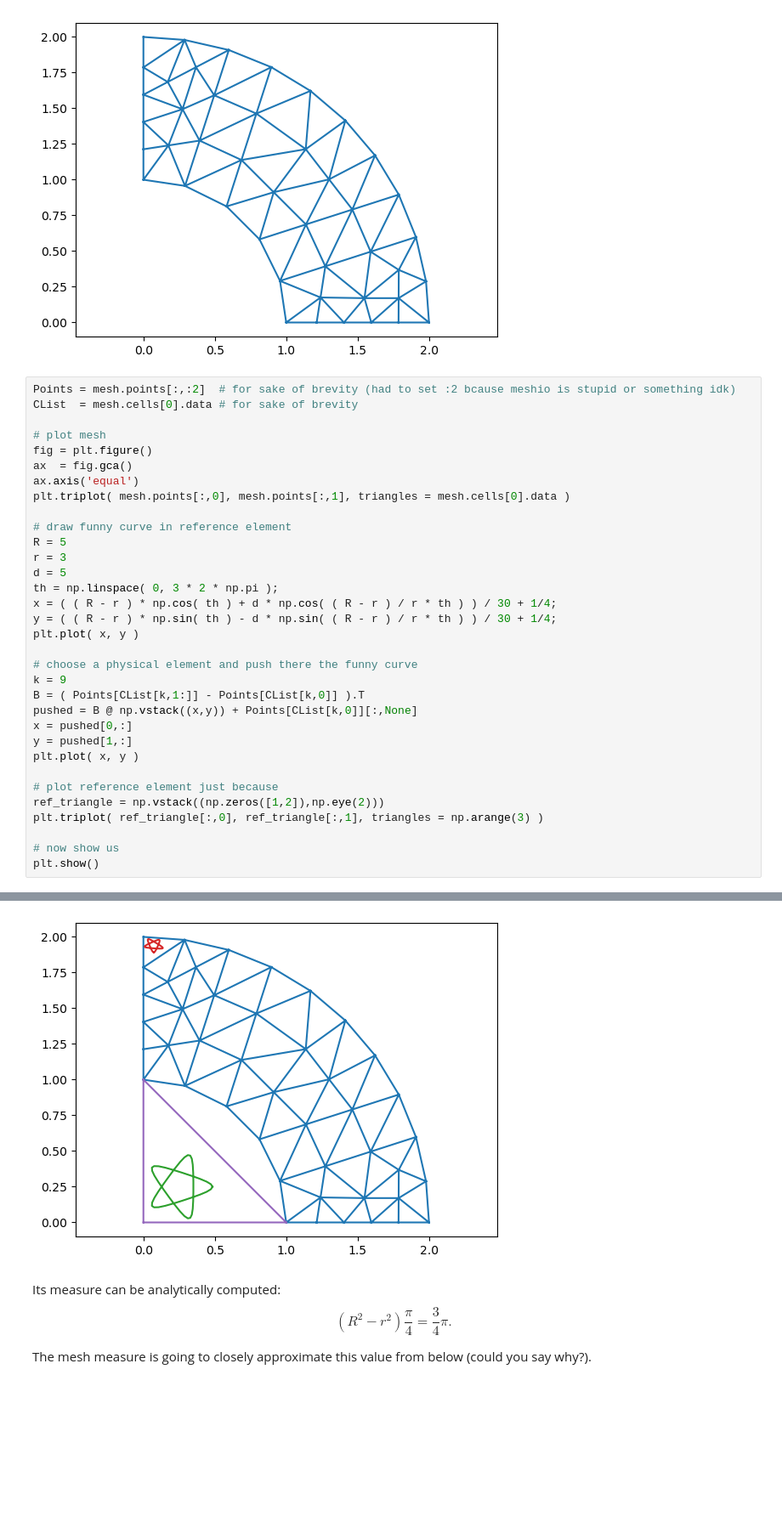
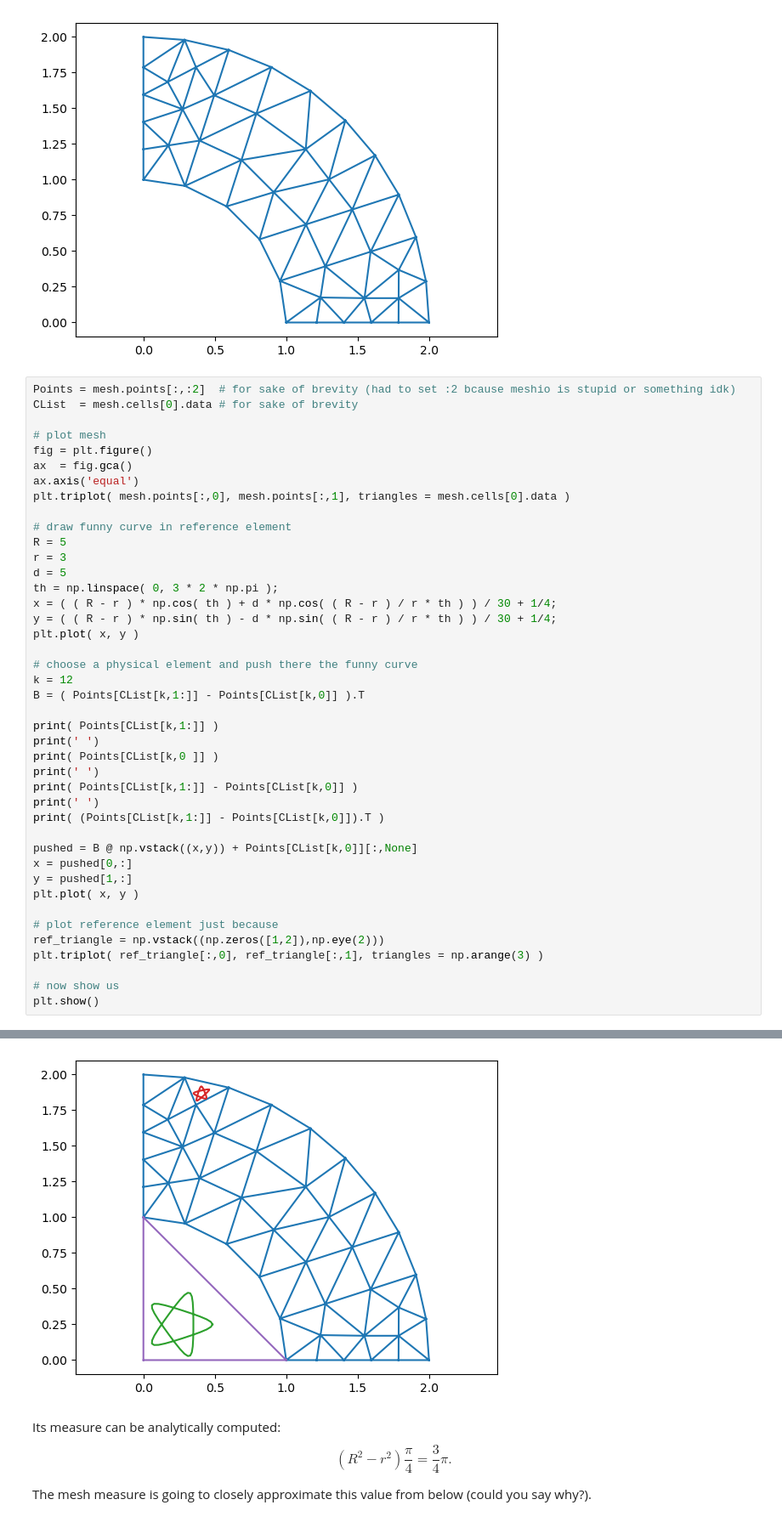
Before and after one commit to francozivcovich/AFEMP2024, a Jupyter notebook: ipynb-files/02 Meshes.ipynb, the cells around one changed output, grey strips where cells are left out. Shown at 85% size. Drawn from its saved outputs; the diff is of its cells as text; blank space fills up the shorter version.

```diff
--- a/ipynb-files/02 Meshes.ipynb
+++ b/ipynb-files/02 Meshes.ipynb
@@ -197,8 +207,17 @@ y = ( ( R - r ) * np.sin( th ) - d * np.sin( ( R - r ) / r * th ) ) / 30 + 1/4;
 plt.plot( x, y )
 
 # choose a physical element and push there the funny curve
-k = 9
+k = 12
 B = ( Points[CList[k,1:]] - Points[CList[k,0]] ).T
+
+print( Points[CList[k,1:]] )
+print(' ')
+print( Points[CList[k,0 ]] )
+print(' ')
+print( Points[CList[k,1:]] - Points[CList[k,0]] )
+print(' ')
+print( (Points[CList[k,1:]] - Points[CList[k,0]]).T )
+
 pushed = B @ np.vstack((x,y)) + Points[CList[k,0]][:,None]
 x = pushed[0,:]
 y = pushed[1,:]
@@ -214,4 +243,4 @@ plt.show()
-[figure, old version]
+[figure, new version]
 # %% [markdown]
 Its measure can be analytically computed:
 $$(R^2-r^2)\frac{\pi}{4} = \frac34\pi.$$
```
Also changed, not shown: parts of 25 cells of this notebook, 11 other files.
